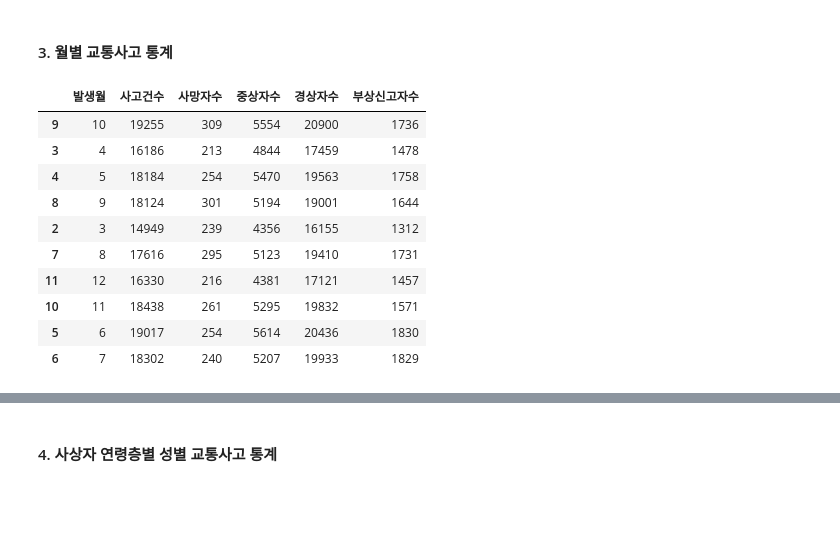
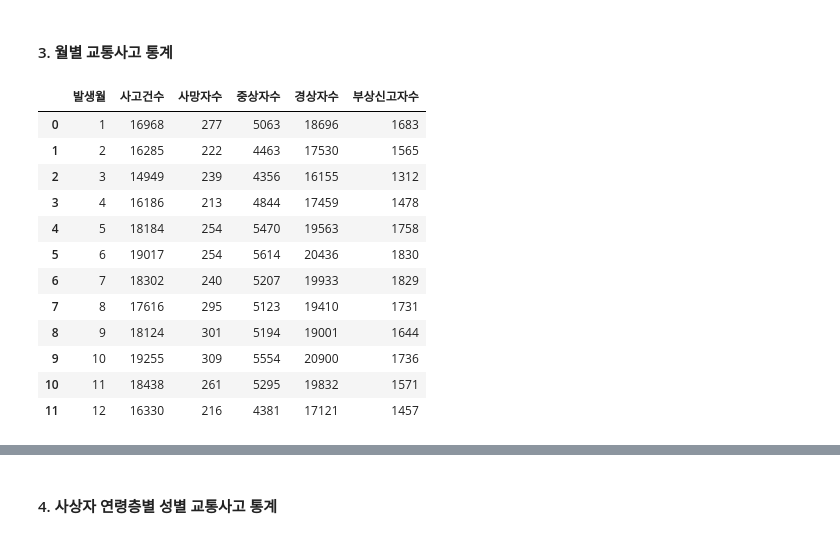
Before and after one commit to nuyhc/Mini_Project, a Jupyter notebook: 3. Traffic Accident Data Analysis/traffic_accident_data_analysis.ipynb, the cells around one changed output, grey strips where cells are left out. Cells and saved outputs as stored; diff of their text form; code cells hidden in the pictures; blank space fills up the shorter version.

```diff
--- a/3. Traffic Accident Data Analysis/traffic_accident_data_analysis.ipynb
+++ b/3. Traffic Accident Data Analysis/traffic_accident_data_analysis.ipynb
@@ -121,16 +81,18 @@ df_age_agg_driver_month.describe()
 # %%
 df_monthly = pd.read_csv("data/도로교통공단_월별 교통사고 통계_20201231.csv", encoding="cp949")
 # %%
-df_monthly.sample(5)
+df_monthly
 # %% [output]
 |  | 발생월 | 사고건수 | 사망자수 | 중상자수 | 경상자수 | 부상신고자수 |
-| 9 | 10 | 19255 | 309 | 5554 | 20900 | 1736 |
+| 0 | 1 | 16968 | 277 | 5063 | 18696 | 1683 |
+| 1 | 2 | 16285 | 222 | 4463 | 17530 | 1565 |
+| 2 | 3 | 14949 | 239 | 4356 | 16155 | 1312 |
 | 3 | 4 | 16186 | 213 | 4844 | 17459 | 1478 |
 | 4 | 5 | 18184 | 254 | 5470 | 19563 | 1758 |
-| 8 | 9 | 18124 | 301 | 5194 | 19001 | 1644 |
-| 2 | 3 | 14949 | 239 | 4356 | 16155 | 1312 |
-| 7 | 8 | 17616 | 295 | 5123 | 19410 | 1731 |
-| 11 | 12 | 16330 | 216 | 4381 | 17121 | 1457 |
-| 10 | 11 | 18438 | 261 | 5295 | 19832 | 1571 |
 | 5 | 6 | 19017 | 254 | 5614 | 20436 | 1830 |
 | 6 | 7 | 18302 | 240 | 5207 | 19933 | 1829 |
+| 7 | 8 | 17616 | 295 | 5123 | 19410 | 1731 |
+| 8 | 9 | 18124 | 301 | 5194 | 19001 | 1644 |
+| 9 | 10 | 19255 | 309 | 5554 | 20900 | 1736 |
+| 10 | 11 | 18438 | 261 | 5295 | 19832 | 1571 |
+| 11 | 12 | 16330 | 216 | 4381 | 17121 | 1457 |
```
Also changed, not shown: parts of 17 cells of this notebook.
